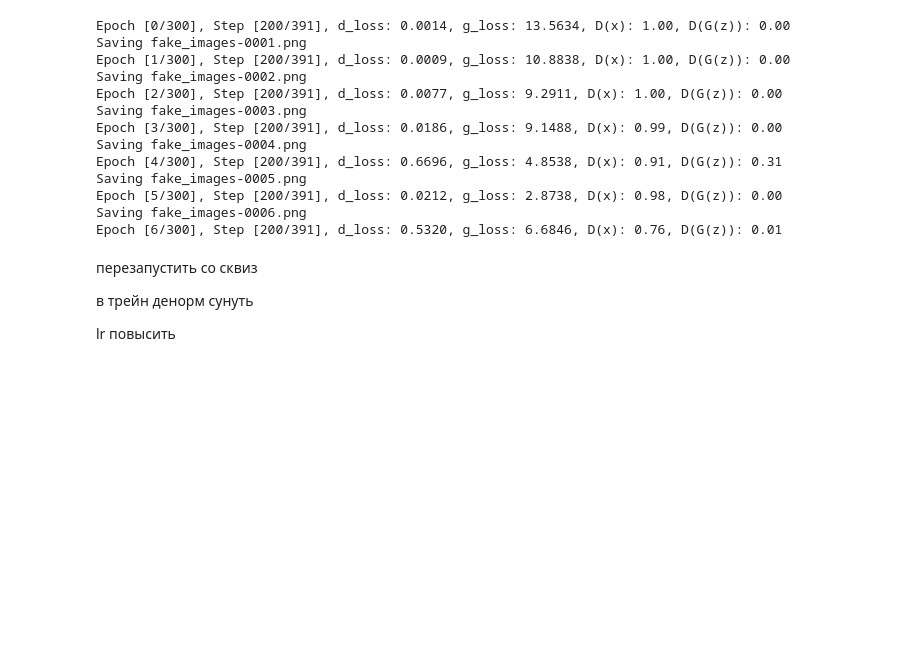
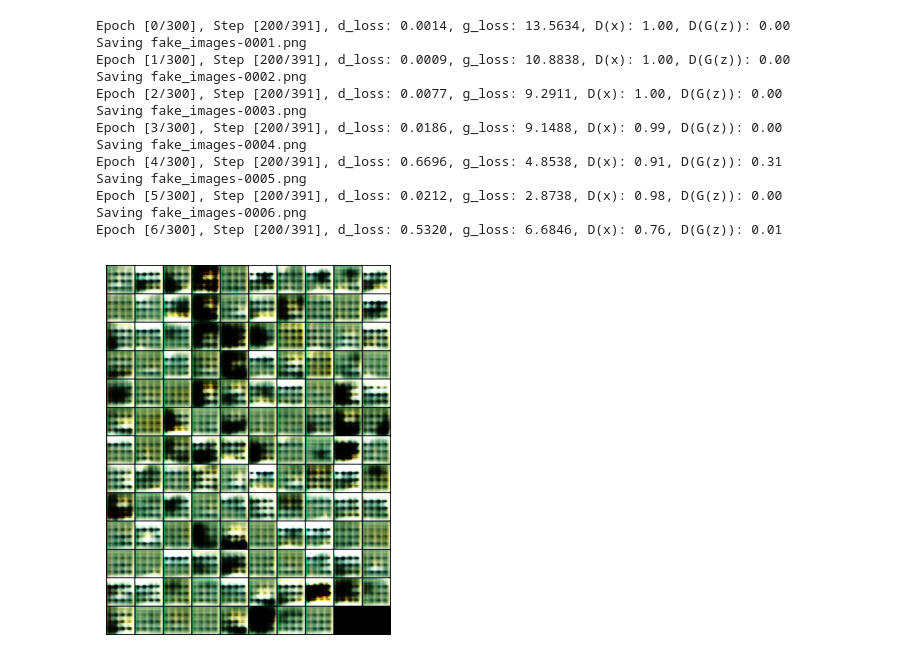
Before and after one commit to djzhendogg/Generative-Models-2025-ITMO, a Jupyter notebook: Assignment 2/2_gan_dcgan.ipynb, the cells around one changed output. Saved outputs shown, nothing was run; the diff lists cells and outputs as text; code cells hidden in the pictures; blank space fills up the shorter version.

```diff
--- a/Assignment 2/2_gan_dcgan.ipynb
+++ b/Assignment 2/2_gan_dcgan.ipynb
@@ -706,9 +706,3 @@ Saving fake_images-0005.png
 Epoch [5/300], Step [200/391], d_loss: 0.0212, g_loss: 2.8738, D(x): 0.98, D(G(z)): 0.00
 Saving fake_images-0006.png
 Epoch [6/300], Step [200/391], d_loss: 0.5320, g_loss: 6.6846, D(x): 0.76, D(G(z)): 0.01
-# %% [markdown]
-перезапустить со сквиз
-
-в трейн денорм сунуть
-
-lr повысить
@@ -753,0 +709,6 @@ lr повысить
+# %%
+plt.imshow(Image.open('/content/fake_images-0006.png'))
+plt.axis('off') # Hide axes for cleaner image display
+plt.show()
+# %% [output]
+[figure, added]
```
Also changed, not shown: parts of 8 cells of this notebook.
